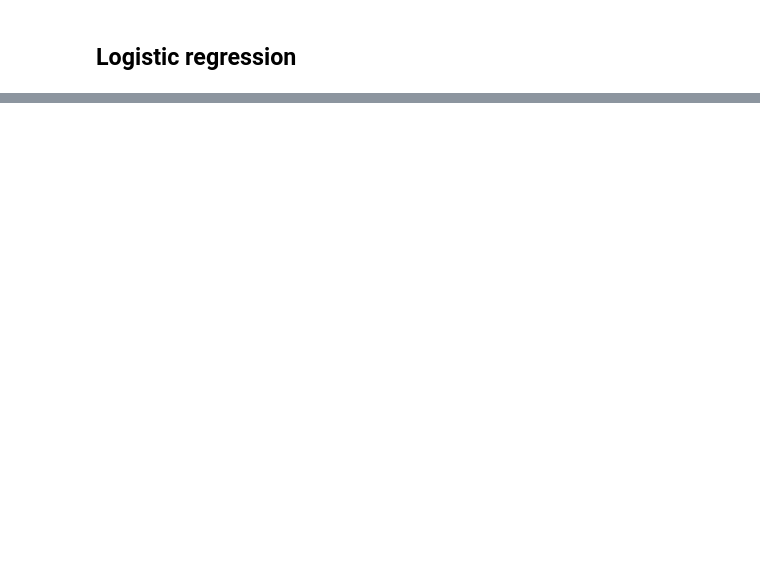
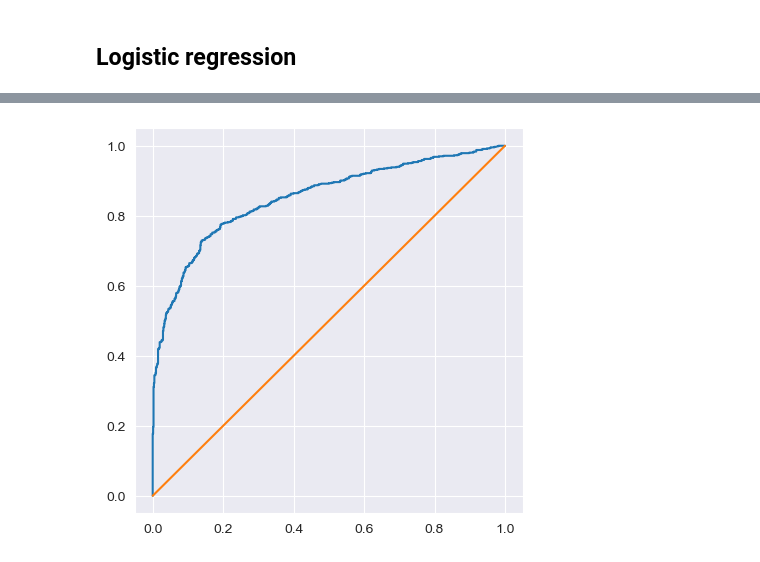
Before and after one commit to shayansm2/kaggle-playground, a Jupyter notebook: nlp-getting-started/models.ipynb, the cells around one changed output, grey strips where cells are left out. Cells and saved outputs as stored; diff of their text form; code cells hidden in the pictures; blank space fills up the shorter version.

```diff
--- a/nlp-getting-started/models.ipynb
+++ b/nlp-getting-started/models.ipynb
@@ -128,0 +138,5 @@ lrflow = TrainValidationWorkflow(model=lrmodel, input_provider=None, df_train=df
+# %%
+lrmodel = LogisticRegression()
+lrflow = TrainValidationWorkflow(model=lrmodel, input_provider=InputProvider4(), df_train=df_train,
+                                 df_validation=df_validation)
+metrics = lrflow.get_metrics_calculator()
@@ -128,0 +151,4 @@ lrflow = TrainValidationWorkflow(model=lrmodel, input_provider=None, df_train=df
+# %%
+metrics.show_roc_curve()
+# %% [output]
+[figure, added]
```
Also changed, not shown: parts of 10 cells of this notebook, 1 other file.
